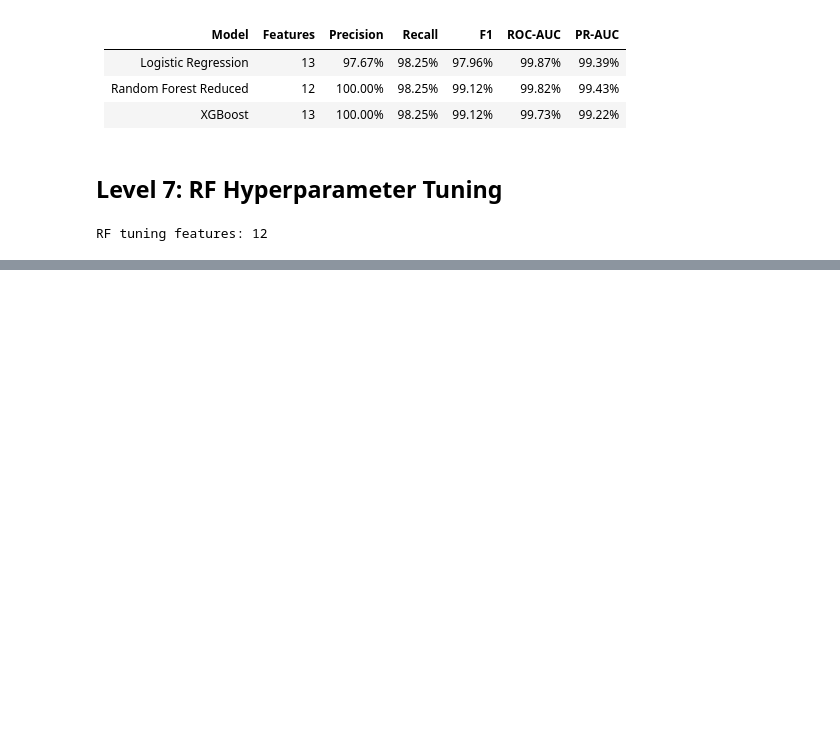
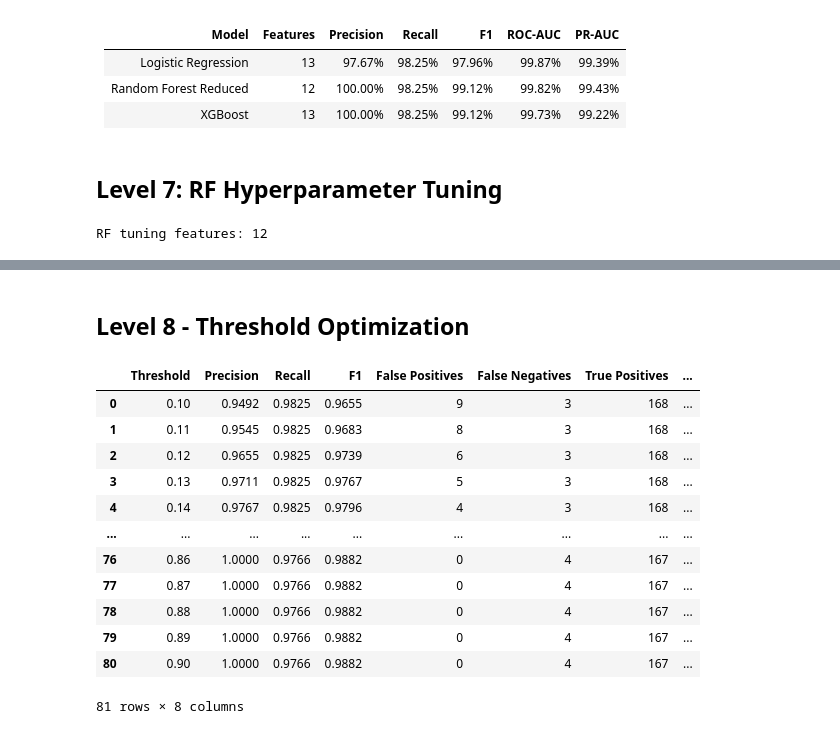
Before and after one commit to KarthikDaivadnya/FraudShield-AI, a Jupyter notebook: fraudshield_ai.ipynb, the cells around one changed output, grey strips where cells are left out. Cells and saved outputs as stored; diff of their text form; code cells hidden in the pictures; blank space fills up the shorter version.

```diff
--- a/fraudshield_ai.ipynb
+++ b/fraudshield_ai.ipynb
@@ -4618,0 +4898,58 @@ rf_search = RandomizedSearchCV(
+# %% [markdown]
+## Level 8 - Threshold Optimization
+# %%
+import numpy as np
+
+threshold_results = []
+
+thresholds = np.arange(0.10,0.91,0.01)
+
+for threshold in thresholds:
+
+    threshold_pred = (rf_val_proba >= threshold).astype(int)
+
+    tn, fp, fn, tp = confusion_matrix(
+        y_val,
+        threshold_pred
+    ).ravel()
+
+    threshold_results.append({
+        "Threshold": threshold,
+        "Precision": precision_score(
+            y_val,
+            threshold_pred,
+            zero_division=0
+        ),
+        "Recall": recall_score(
+            y_val,
+            threshold_pred,
+            zero_division=0
+        ),
+        "F1": f1_score(
+            y_val,
+            threshold_pred,
+            zero_division=0
+        ),
+        "False Positives": fp,
+        "False Negatives": fn,
+        "True Positives": tp,
+        "True Negatives": tn
+    })
+
+threshold_results_df = pd.DataFrame(threshold_results)
+
+threshold_results_df.round(4)
+# %% [output]
+|  | Threshold | Precision | Recall | F1 | False Positives | False Negatives | True Positives | ... |
+| 0 | 0.10 | 0.9492 | 0.9825 | 0.9655 | 9 | 3 | 168 | ... |
+| 1 | 0.11 | 0.9545 | 0.9825 | 0.9683 | 8 | 3 | 168 | ... |
+| 2 | 0.12 | 0.9655 | 0.9825 | 0.9739 | 6 | 3 | 168 | ... |
+| 3 | 0.13 | 0.9711 | 0.9825 | 0.9767 | 5 | 3 | 168 | ... |
+| 4 | 0.14 | 0.9767 | 0.9825 | 0.9796 | 4 | 3 | 168 | ... |
+| ... | ... | ... | ... | ... | ... | ... | ... | ... |
+| 76 | 0.86 | 1.0000 | 0.9766 | 0.9882 | 0 | 4 | 167 | ... |
+| 77 | 0.87 | 1.0000 | 0.9766 | 0.9882 | 0 | 4 | 167 | ... |
+| 78 | 0.88 | 1.0000 | 0.9766 | 0.9882 | 0 | 4 | 167 | ... |
+| 79 | 0.89 | 1.0000 | 0.9766 | 0.9882 | 0 | 4 | 167 | ... |
+| 80 | 0.90 | 1.0000 | 0.9766 | 0.9882 | 0 | 4 | 167 | ... |
+81 rows × 8 columns
```
Also changed, not shown: parts of 25 cells of this notebook.
